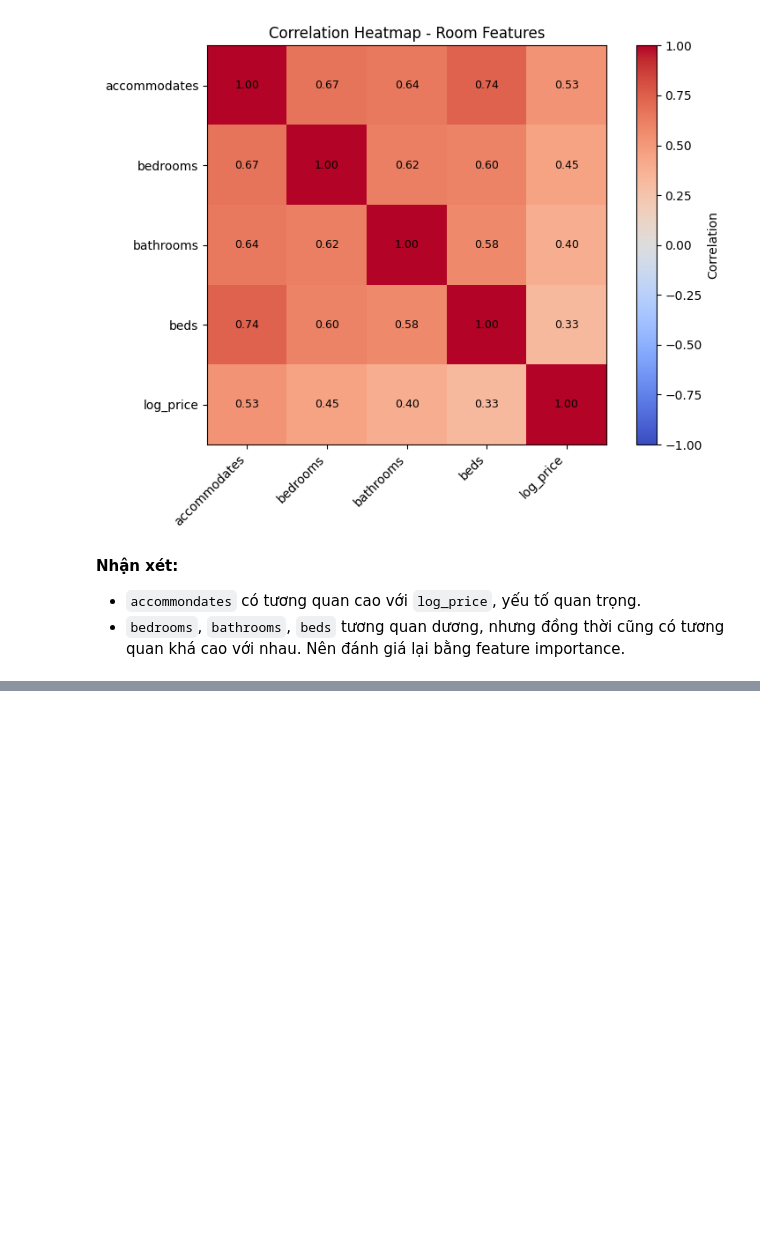
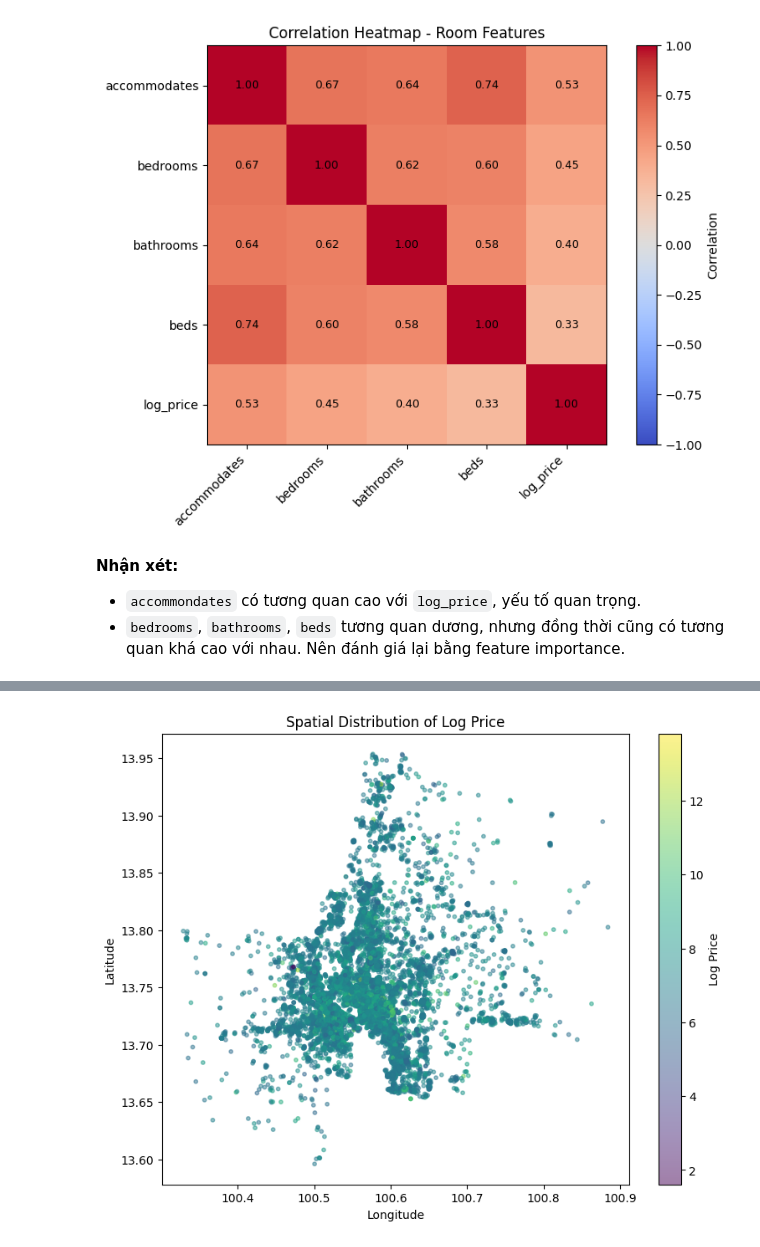
Before and after one commit to pamern/airbnb-analytics-platform, a Jupyter notebook: notebooks/01_eda.ipynb, the cells around one changed output, grey strips where cells are left out. Cells and saved outputs as stored; diff of their text form; code cells hidden in the pictures; blank space fills up the shorter version.

```diff
--- a/notebooks/01_eda.ipynb
+++ b/notebooks/01_eda.ipynb
@@ -586,0 +624,19 @@ plt.show()
+# %%
+# Scatter vị trí theo log_price
+plt.figure(figsize=(9, 7))
+
+scatter = plt.scatter(
+    listings_v2["longitude"],
+    listings_v2["latitude"],
+    c=listings_v2["log_price"],
+    alpha=0.5,
+    s=10
+)
+
+plt.colorbar(scatter, label="Log Price")
+plt.title("Spatial Distribution of Log Price")
+plt.xlabel("Longitude")
+plt.ylabel("Latitude")
+plt.show()
+# %% [output]
+[figure, added]
```
Also changed, not shown: parts of 30 cells of this notebook.
